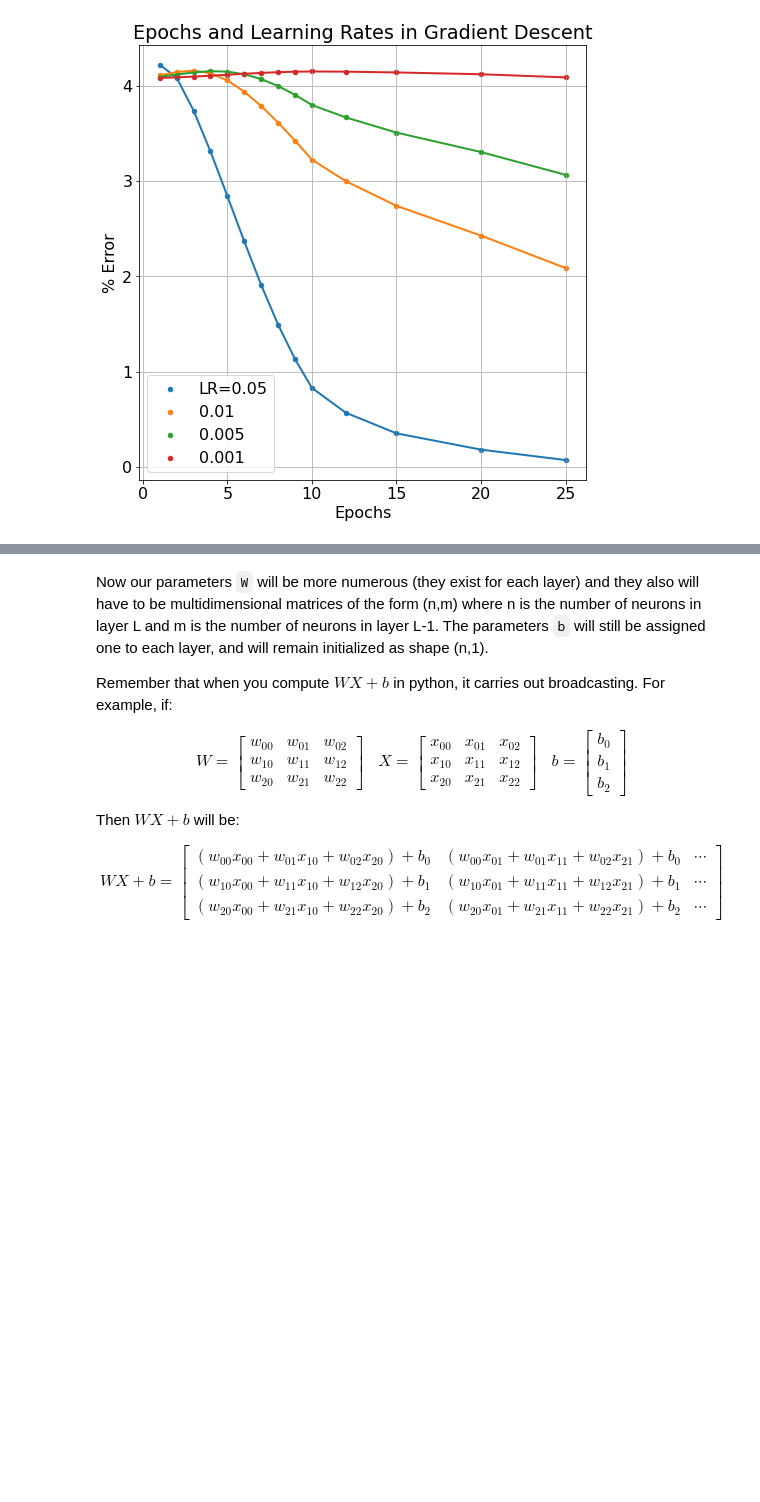
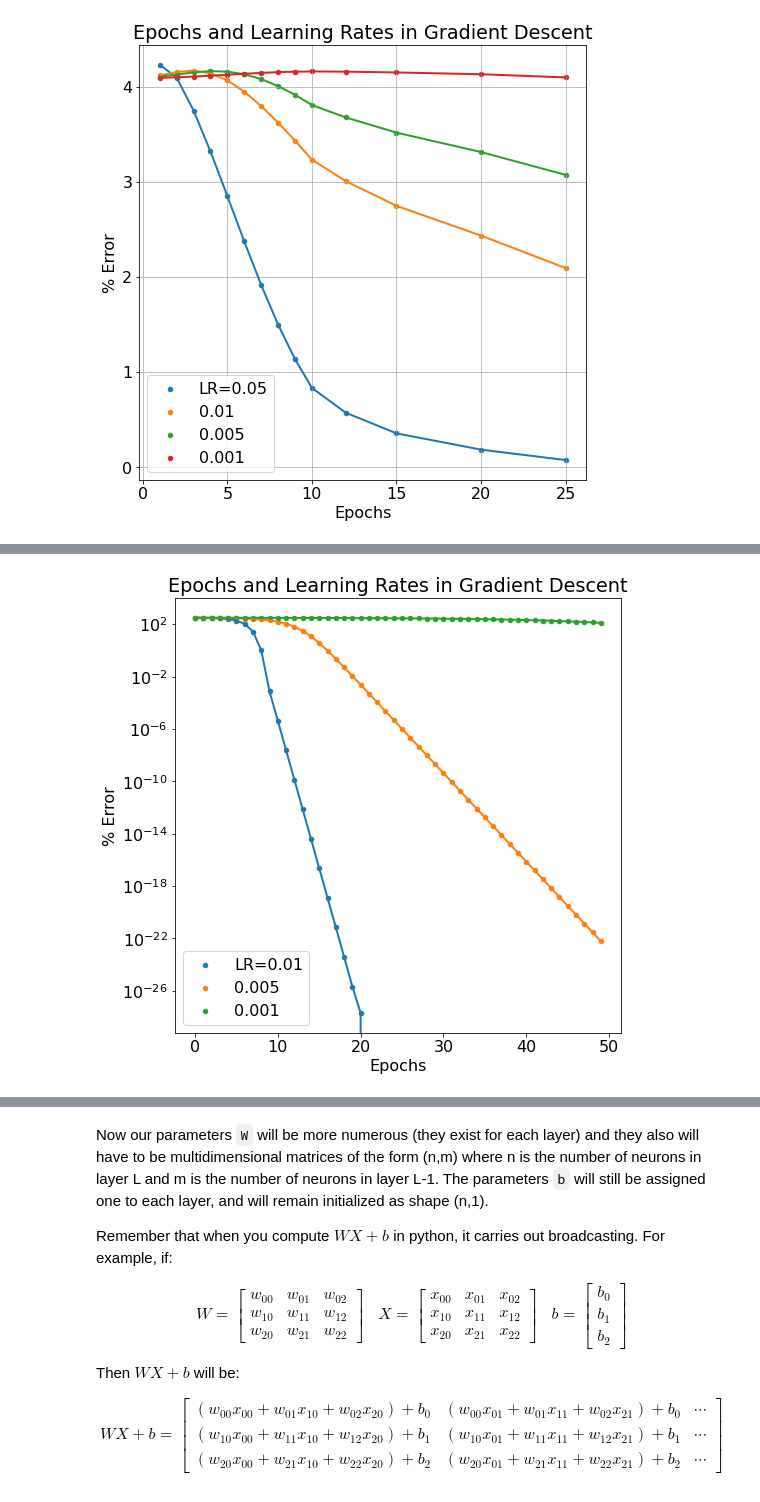
Before and after one commit to seanlabean/GalDNN, a Jupyter notebook: model-from-scratch.ipynb, the cells around one changed output, grey strips where cells are left out. Drawn from its saved outputs; the diff is of its cells as text; code cells hidden in the pictures; blank space fills up the shorter version.

```diff
--- a/model-from-scratch.ipynb
+++ b/model-from-scratch.ipynb
@@ -235 +276,47 @@ plt.show()
+# %%
+epochs = 50
+
+lr = 0.005
+err005 = []
+params = {"W1":0.03, "b1":0.0, "W2":0.2, "b2":0.0}
+for n in range(epochs):
+    a2, params = train(x_train, y_train, params, lr)
+    error = calc_loss(a2, y_train)
+    err005.append(error)
+
+lr = 0.001
+err001 = []
+params = {"W1":0.03, "b1":0.0, "W2":0.2, "b2":0.0}
+for n in range(epochs):
+    a2, params = train(x_train, y_train, params, lr)
+    error = calc_loss(a2, y_train)
+    err001.append(error)
+
+lr = 0.01
+err01 = []
+params = {"W1":0.03, "b1":0.0, "W2":0.2, "b2":0.0}
+for n in range(epochs):
+    a2, params = train(x_train, y_train, params, lr)
+    error = calc_loss(a2, y_train)
+    err01.append(error)
+lw=2
+s=20
+
+plt.figure(figsize=(8,8))
+plt.plot(np.arange(epochs), err01, lw=lw)
+plt.scatter(np.arange(epochs), err01, s=s, label='LR=0.01')
+
+plt.plot(np.arange(epochs), err005, lw=lw)
+plt.scatter(np.arange(epochs), err005, s=s, label='0.005')
+
+plt.semilogy(np.arange(epochs), err001, lw=lw)
+plt.scatter(np.arange(epochs), err001, s=s, label='0.001')
+
+plt.legend()
+plt.title('Epochs and Learning Rates in Gradient Descent')
+plt.xlabel("Epochs")
+plt.ylabel("% Error")
+plt.show()
+# %% [output]
+[figure, added]
 # %% [markdown]
```
Also changed, not shown: parts of 10 cells of this notebook, 1 other file.
